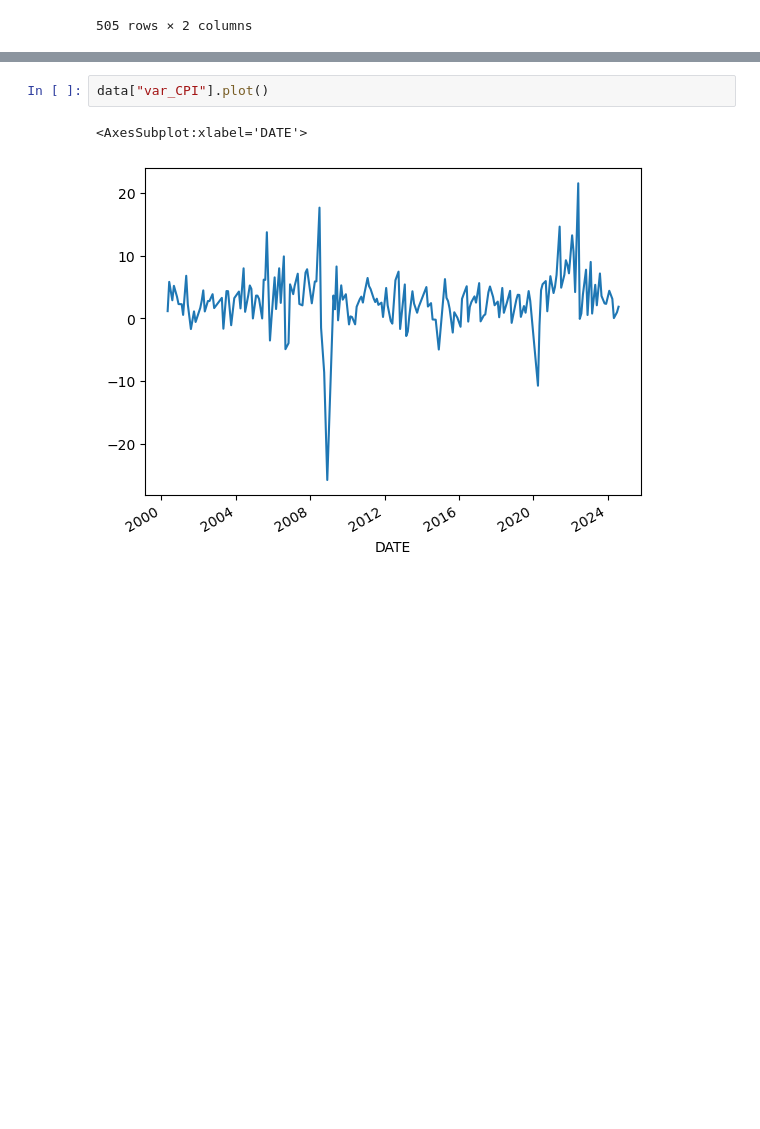
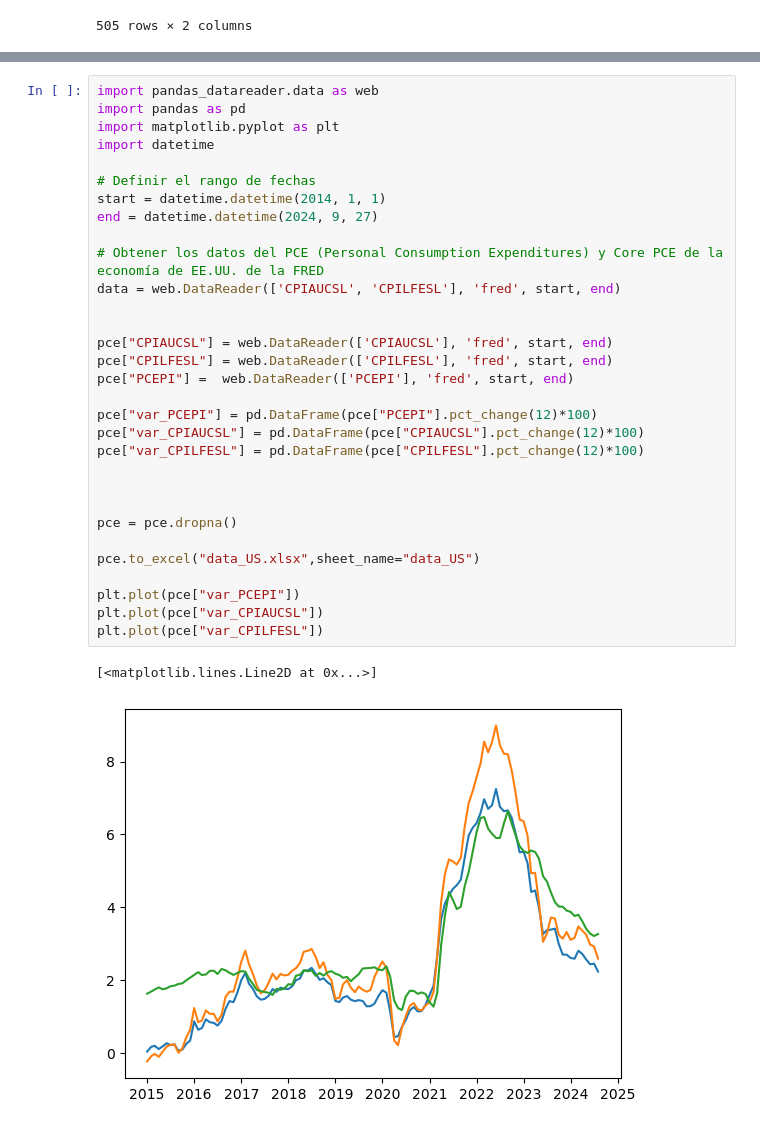
Before and after one commit to jhersoncueva/FIN_ECO, a Jupyter notebook: scrapping/Stock Data Yahoo/yahoo_spy.ipynb, the cells around one changed output, grey strips where cells are left out. Saved outputs shown, nothing was run; the diff lists cells and outputs as text; blank space fills up the shorter version.

```diff
--- a/scrapping/Stock Data Yahoo/yahoo_spy.ipynb
+++ b/scrapping/Stock Data Yahoo/yahoo_spy.ipynb
@@ -227,5 +217,34 @@ data
-# %%
-data["var_CPI"].plot()
-# %% [output]
-<AxesSubplot:xlabel='DATE'>
-[figure, removed]
+# %%
+import pandas_datareader.data as web
+import pandas as pd
+import matplotlib.pyplot as plt
+import datetime
+
+# Definir el rango de fechas
+start = datetime.datetime(2014, 1, 1)
+end = datetime.datetime(2024, 9, 27)
+
+# Obtener los datos del PCE (Personal Consumption Expenditures) y Core PCE de la economía de EE.UU. de la FRED
+data = web.DataReader(['CPIAUCSL', 'CPILFESL'], 'fred', start, end)
+
+
+pce["CPIAUCSL"] = web.DataReader(['CPIAUCSL'], 'fred', start, end)
+pce["CPILFESL"] = web.DataReader(['CPILFESL'], 'fred', start, end)
+pce["PCEPI"] =  web.DataReader(['PCEPI'], 'fred', start, end)
+
+pce["var_PCEPI"] = pd.DataFrame(pce["PCEPI"].pct_change(12)*100)
+pce["var_CPIAUCSL"] = pd.DataFrame(pce["CPIAUCSL"].pct_change(12)*100)
+pce["var_CPILFESL"] = pd.DataFrame(pce["CPILFESL"].pct_change(12)*100)
+
+
+
+pce = pce.dropna()
+
+pce.to_excel("data_US.xlsx",sheet_name="data_US")
+
+plt.plot(pce["var_PCEPI"])
+plt.plot(pce["var_CPIAUCSL"])
+plt.plot(pce["var_CPILFESL"])
+# %% [output]
+[<matplotlib.lines.Line2D at 0x...>]
+[figure, added]
```
Also changed, not shown: parts of 7 cells of this notebook, 6 other files.
